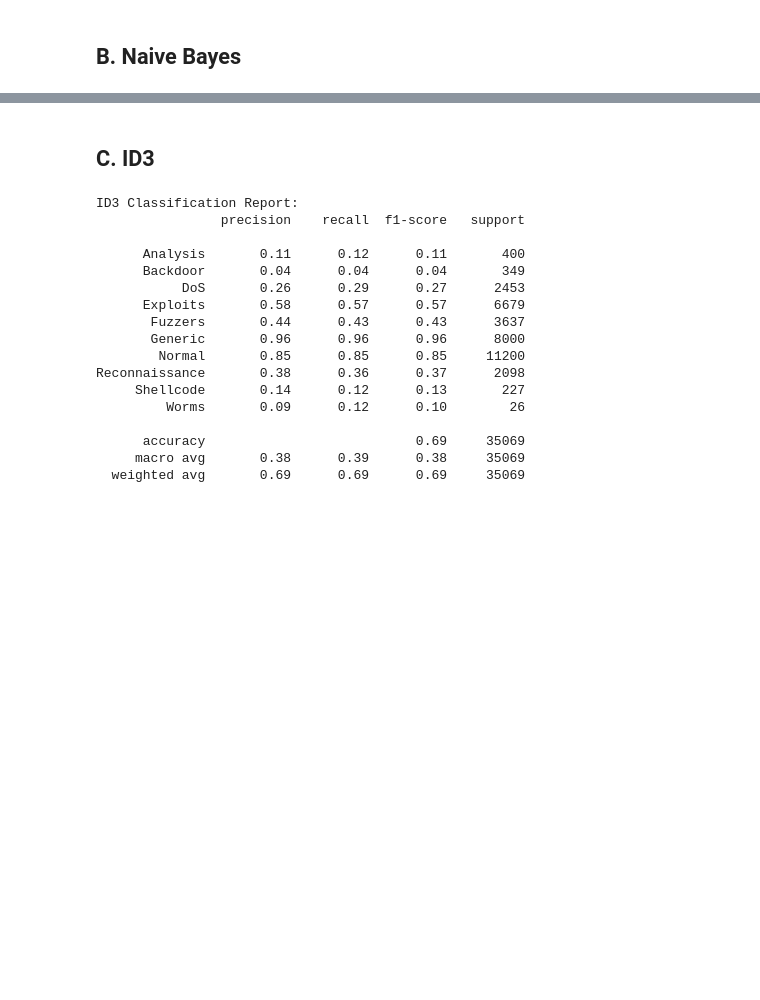
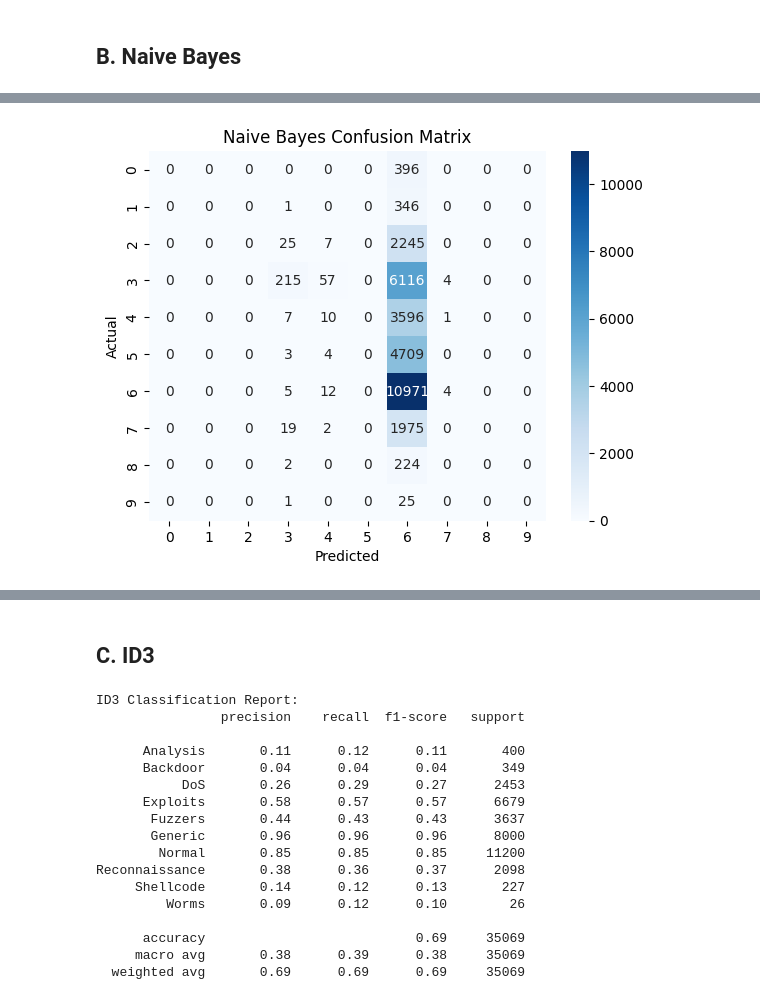
Before and after one commit to zultopia/Tubes2-IF3170-Kelompok10, a Jupyter notebook: src/IF3170 Artificial Intelligence _ Tugas Besar 2 Notebook Template.ipynb, the cells around one changed output, grey strips where cells are left out. Cells and saved outputs as stored; diff of their text form; code cells hidden in the pictures; blank space fills up the shorter version.

Commit message:
feat : gaussian naive bahyes baby

```diff
--- a/src/IF3170 Artificial Intelligence _ Tugas Besar 2 Notebook Template.ipynb
+++ b/src/IF3170 Artificial Intelligence _ Tugas Besar 2 Notebook Template.ipynb
@@ -748,2 +748,97 @@ Reconnaissance       0.49      0.37      0.42      2098
 # %% [markdown]
 ## B. Naive Bayes
+# %%
+import numpy as np
+import pandas as pd
+from math import pi, exp, sqrt
+from collections import defaultdict
+
+# Gaussian Naive Bayes from scratch
+class GaussianNaiveBayes:
+    def __init__(self):
+        self.class_probs = None
+        self.feature_stats = None
+
+    def fit(self, X, y):
+        """
+        Fit the model using X as training data and y as labels
+        """
+        self.class_probs = self._compute_class_probs(y)
+        self.feature_stats = self._compute_feature_stats(X, y)
+
+    def _compute_class_probs(self, y):
+        """
+        Compute probabilities of each class
+        """
+        class_probs = defaultdict(lambda: 0)
+        total_samples = len(y)
+
+        for label in y:
+            class_probs[label] += 1
+
+        for label in class_probs:
+            class_probs[label] /= total_samples
+
+        return class_probs
+
+    def _compute_feature_stats(self, X, y):
+        """
+        Compute mean and variance of each feature ()
+        """
+        feature_stats = defaultdict(lambda: defaultdict(lambda: {'mean': 0, 'var': 0, 'count': 0}))
+
+        # Compute sum, squared sum, and count of each feature
+        for i in range(len(X)):
+            label = y.iloc[i]
+            for j in range(len(X[i])):
+                feature_value = X[i][j]
+                feature_stats[label][j]['mean'] += feature_value
+                feature_stats[label][j]['var'] += feature_value ** 2
+                feature_stats[label][j]['count'] += 1
+
+        # Compute mean and variance by dividing by count
+        for label in feature_stats:
+            for feature_index in feature_stats[label]:
+                count = feature_stats[label][feature_index]['count']
+                mean = feature_stats[label][feature_index]['mean'] / count
+                variance = (feature_stats[label][feature_index]['var'] / count) - mean ** 2
+                feature_stats[label][feature_index]['mean'] = mean
+                feature_stats[label][feature_index]['var'] = variance
+
+        return feature_stats
+
+    def _gaussian_pdf(self, x, mean, var):
+        """
+        The probability density function based on Gaussian distribution
+        """
+        if var == 0:
+            return 1 if x == mean else 0
+        coefficient = 1 / sqrt(2 * pi * var)
+        exponent = exp(-(x - mean) ** 2 / (2 * var))
+        return coefficient * exponent
+
+    def predict(self, X):
+        """
+        Predict class labels for input data X
+        """
+        predictions = []
+
+        for sample in X:
+            class_probs = self.class_probs.copy()
+            for label in self.class_probs:
+                prob = np.log(class_probs[label])  # Use log to avoid numerical underflow
+
+                for feature_index in range(len(sample)):
+                    mean = self.feature_stats[label][feature_index]['mean']
+                    var = self.feature_stats[label][feature_index]['var']
+                    feature_value = sample[feature_index]
+                    prob += np.log(self._gaussian_pdf(feature_value, mean, var))
+
+                class_probs[label] = prob
+
+            # Get the class with the highest log-probability
+            predicted_class = max(class_probs, key=class_probs.get)
+            predictions.append(predicted_class)
+
+        return np.array(predictions)
+# %% [output]
@@ -749,0 +863 @@ Reconnaissance       0.49      0.37      0.42      2098
+[figure, added]
```
Also changed, not shown: parts of 4 cells of this notebook.
